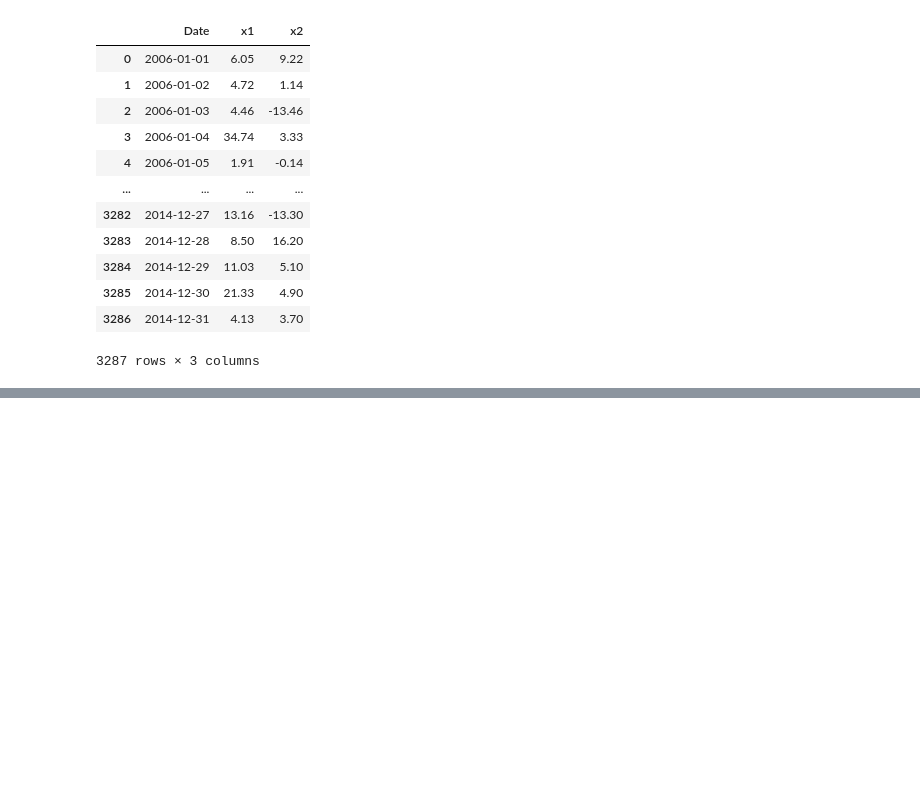
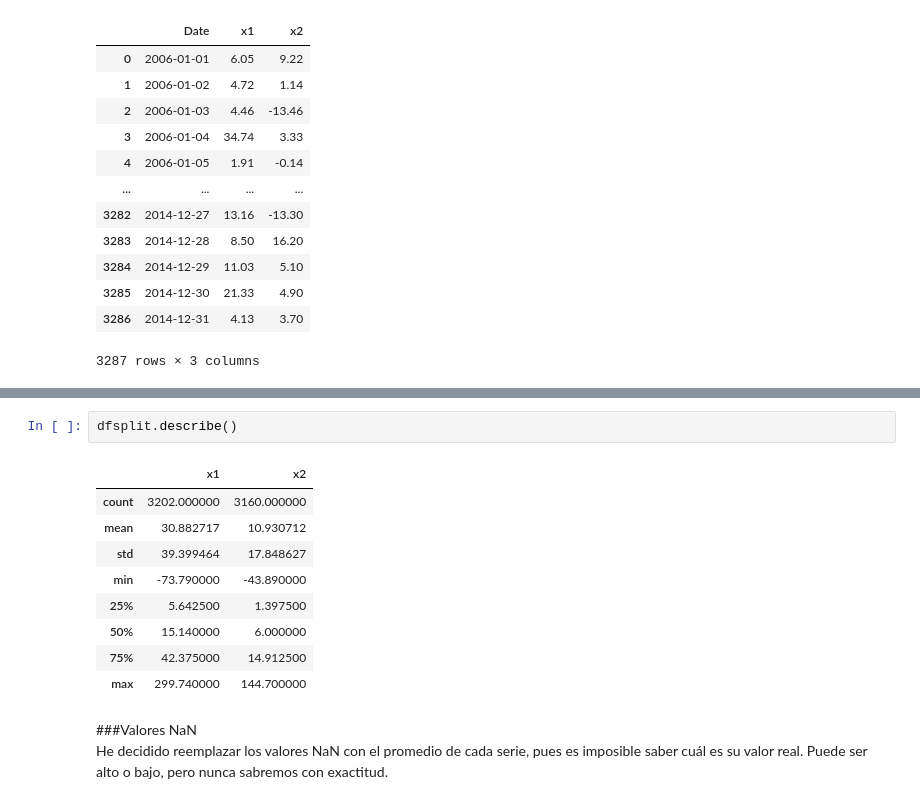
Before and after one commit to homosapienssapiens/feature-engineering, a Jupyter notebook: Final project.ipynb, the cells around one changed output, grey strips where cells are left out. Cells and saved outputs as stored; diff of their text form; blank space fills up the shorter version.

```diff
--- a/Final project.ipynb
+++ b/Final project.ipynb
@@ -88,0 +104,15 @@ dfsplit
+# %%
+dfsplit.describe()
+# %% [output]
+|  | x1 | x2 |
+| count | 3202.000000 | 3160.000000 |
+| mean | 30.882717 | 10.930712 |
+| std | 39.399464 | 17.848627 |
+| min | -73.790000 | -43.890000 |
+| 25% | 5.642500 | 1.397500 |
+| 50% | 15.140000 | 6.000000 |
+| 75% | 42.375000 | 14.912500 |
+| max | 299.740000 | 144.700000 |
+# %% [markdown]
+###Valores NaN
+He decidido reemplazar los valores NaN con el promedio de cada serie, pues es imposible saber cuál es su valor real. Puede ser alto o bajo, pero nunca sabremos con exactitud.
```
Also changed, not shown: parts of 17 cells of this notebook.
